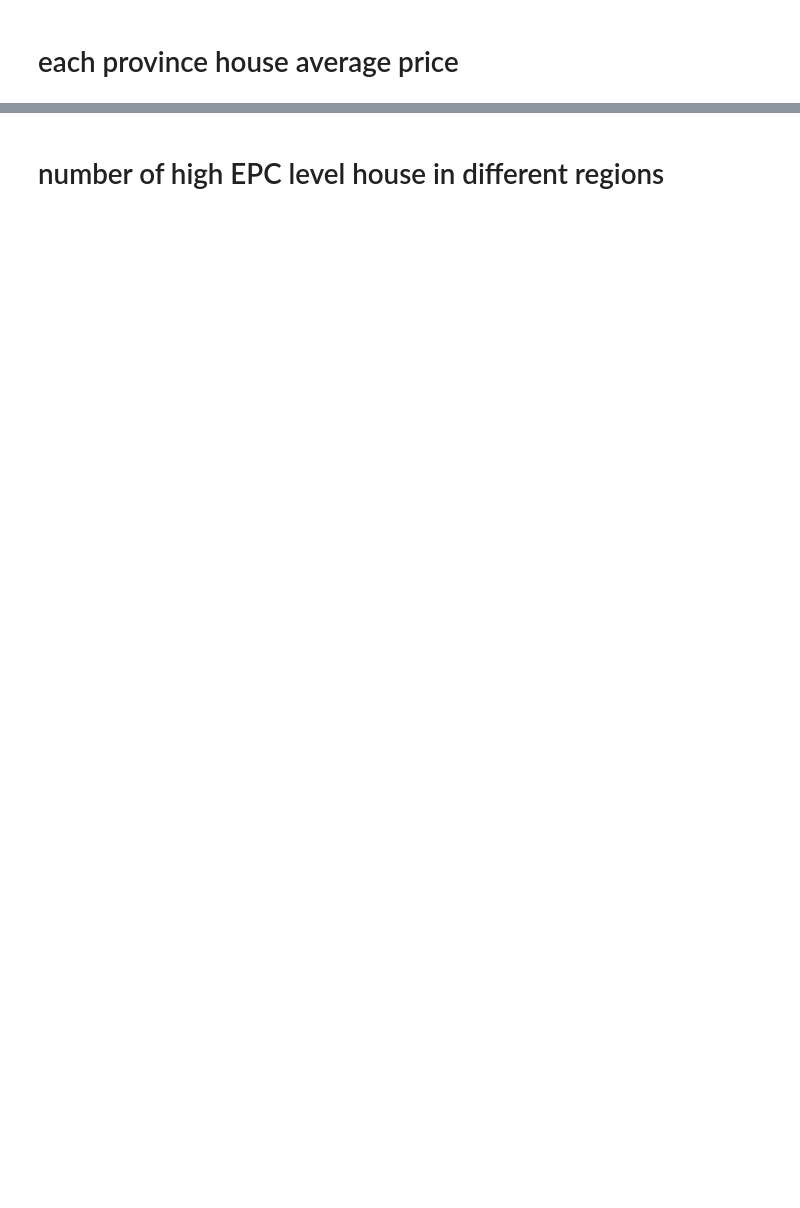
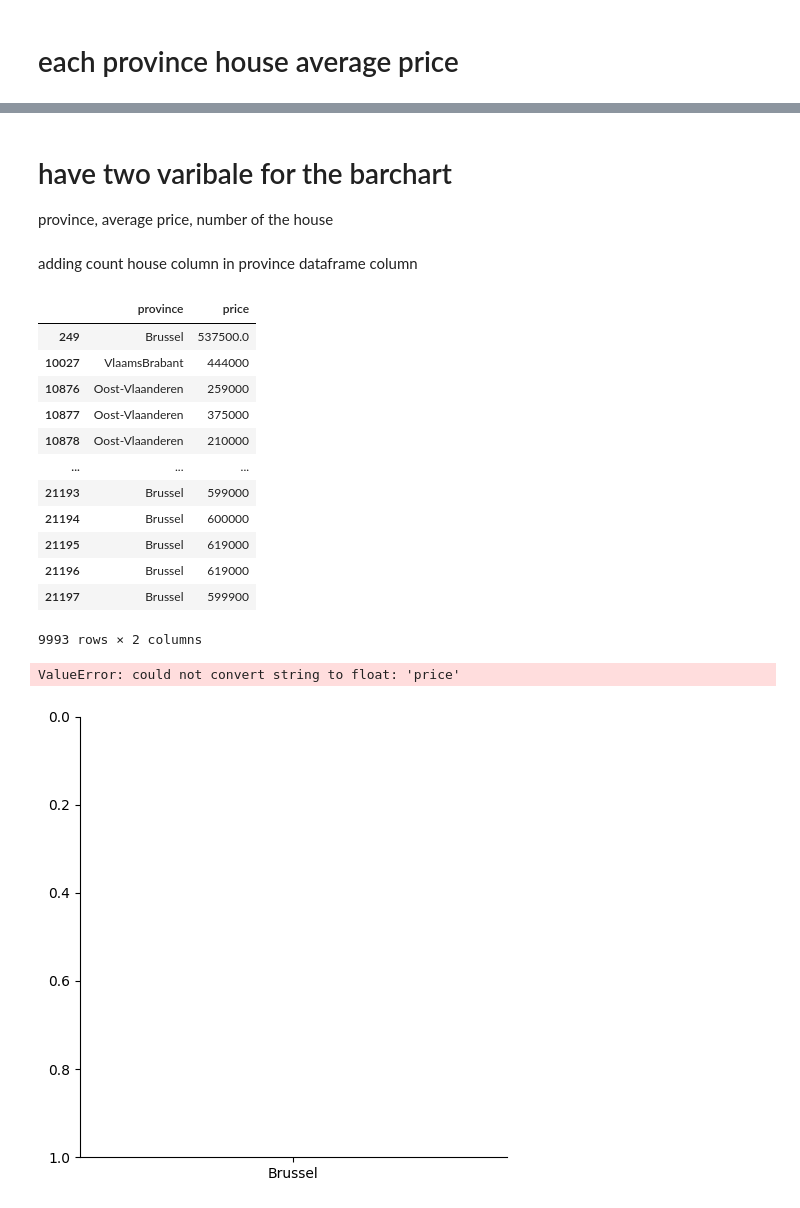
Before and after one commit to duckduckyaya/real-estate-price-prediction, a Jupyter notebook: data-acquisition/cleaning-data.ipynb, the cells around one changed output, grey strips where cells are left out. Cells and saved outputs as stored; diff of their text form; code cells hidden in the pictures; blank space fills up the shorter version.

Commit message:
needs to fix dataset_4 datatype problem

```diff
--- a/data-acquisition/cleaning-data.ipynb
+++ b/data-acquisition/cleaning-data.ipynb
@@ -240,3 +216,37 @@ province_dataframe.plot(x='Province', y='average_price', kind='bar')
 [figure]
-# %% [markdown]
-# number of high EPC level house in different regions
+# %% [markdown]
+# have two varibale for the barchart
+province, average price, number of the house
+# %%
+# number of houses add in each province
+dataset_7['counthouse'] = dataset_7.groupby('province').province.transform('count')
+# dataset_7.drop('number of houses', axis=1, inplace=True)
+# display(dataset_7)
+# %% [markdown]
+adding count house column in province dataframe column
+# %%
+# display(province_dataframe)
+
+# keep only province and counthouse
+dataset_of_price_counthouse = dataset_7[['province', 'price']]
+display(dataset_of_price_counthouse)
+graph = sns.relplot(kind='scatter', data=dataset_of_price_counthouse, x='province', y='price')
+display(dataset_of_price_counthouse)
+
+# change dataset_4 type to float
+# %% [output]
+|  | province | price |
+| 249 | Brussel | 537500.0 |
+| 10027 | VlaamsBrabant | 444000 |
+| 10876 | Oost-Vlaanderen | 259000 |
+| 10877 | Oost-Vlaanderen | 375000 |
+| 10878 | Oost-Vlaanderen | 210000 |
+| ... | ... | ... |
+| 21193 | Brussel | 599000 |
+| 21194 | Brussel | 600000 |
+| 21195 | Brussel | 619000 |
+| 21196 | Brussel | 619000 |
+| 21197 | Brussel | 599900 |
+9993 rows × 2 columns
+ValueError: could not convert string to float: 'price'
+[figure, added]
```
Also changed, not shown: parts of 3 cells of this notebook, 1 other file.
